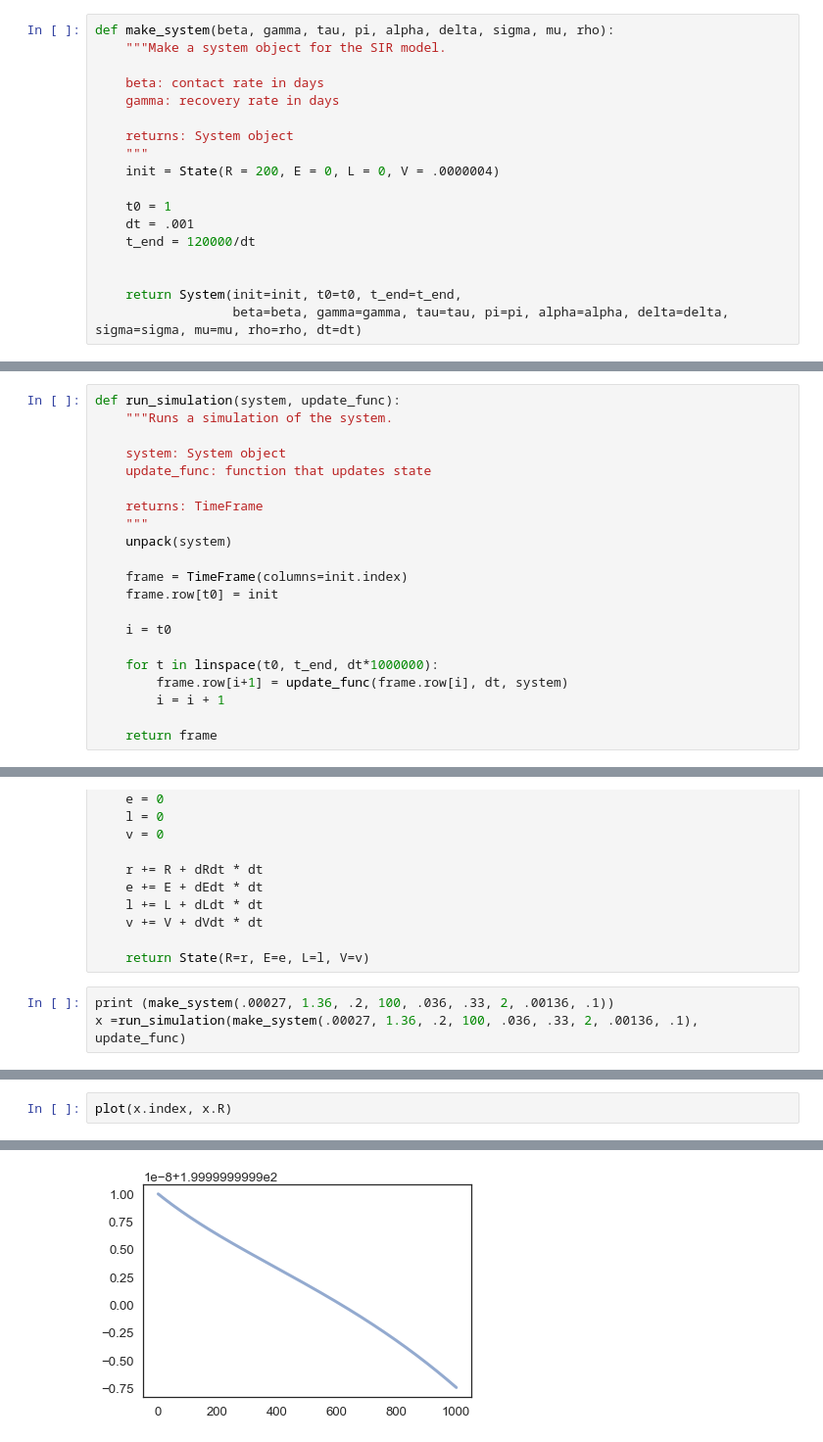
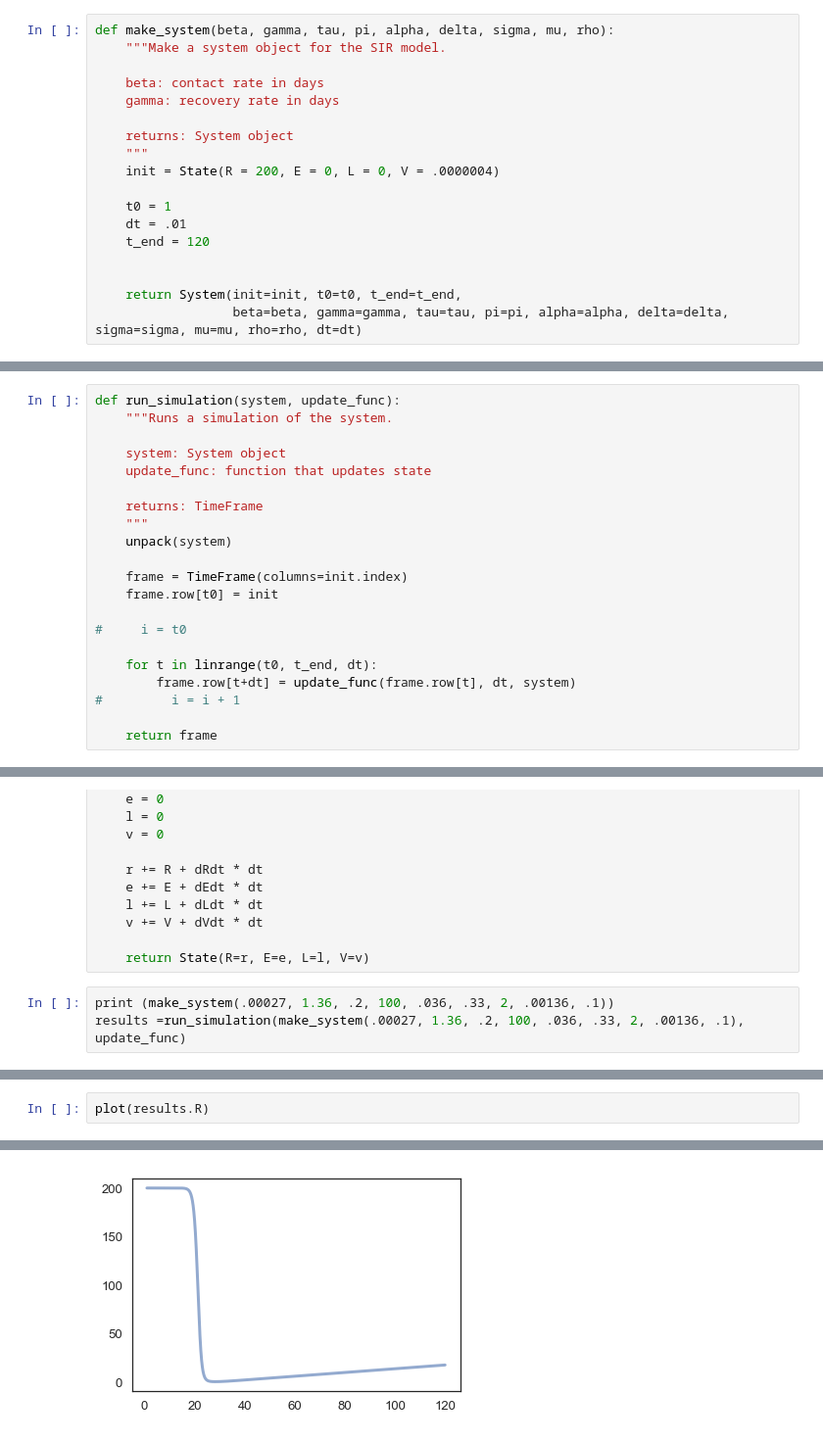
Before and after one commit to maiam6242/ModSimPy, a Jupyter notebook: code/HIV Notebook.ipynb, the cells around one changed output, grey strips where cells are left out. Shown at 98% size. Cells and saved outputs as stored; diff of their text form.

```diff
--- a/code/HIV Notebook.ipynb
+++ b/code/HIV Notebook.ipynb
@@ -31,8 +31,8 @@ def make_system(beta, gamma, tau, pi, alpha, delta, sigma, mu, rho):
     init = State(R = 200, E = 0, L = 0, V = .0000004)
 
     t0 = 1
-    dt = .001
-    t_end = 120000/dt
+    dt = .01
+    t_end = 120
 
 
     return System(init=init, t0=t0, t_end=t_end,
@@ -59,11 +59,11 @@ def run_simulation(system, update_func):
     frame = TimeFrame(columns=init.index)
     frame.row[t0] = init
 
-    i = t0
+#     i = t0
 
-    for t in linspace(t0, t_end, dt*1000000):
-        frame.row[i+1] = update_func(frame.row[i], dt, system)
-        i = i + 1
+    for t in linrange(t0, t_end, dt):
+        frame.row[t+dt] = update_func(frame.row[t], dt, system)
+#         i = i + 1
 
     return frame
 # %%
@@ -101,7 +101,7 @@ def update_func(state, dt, system):
     return State(R=r, E=e, L=l, V=v)
 # %%
 print (make_system(.00027, 1.36, .2, 100, .036, .33, 2, .00136, .1))
-x =run_simulation(make_system(.00027, 1.36, .2, 100, .036, .33, 2, .00136, .1), update_func)
+results =run_simulation(make_system(.00027, 1.36, .2, 100, .036, .33, 2, .00136, .1), update_func)
 # %% [output]
 init     R    2.000000e+02
 E    0.000000e+00
@@ -145,6 +145,6 @@ x.plot()
 # %%
-plot(x.index, x.R)
+plot(results.R)
 # %% [output]
 [<matplotlib.lines.Line2D at 0x...>]
-[figure, old version]
+[figure, new version]
 # %%
```
Also changed, not shown: parts of 5 cells of this notebook, 1 other file.
